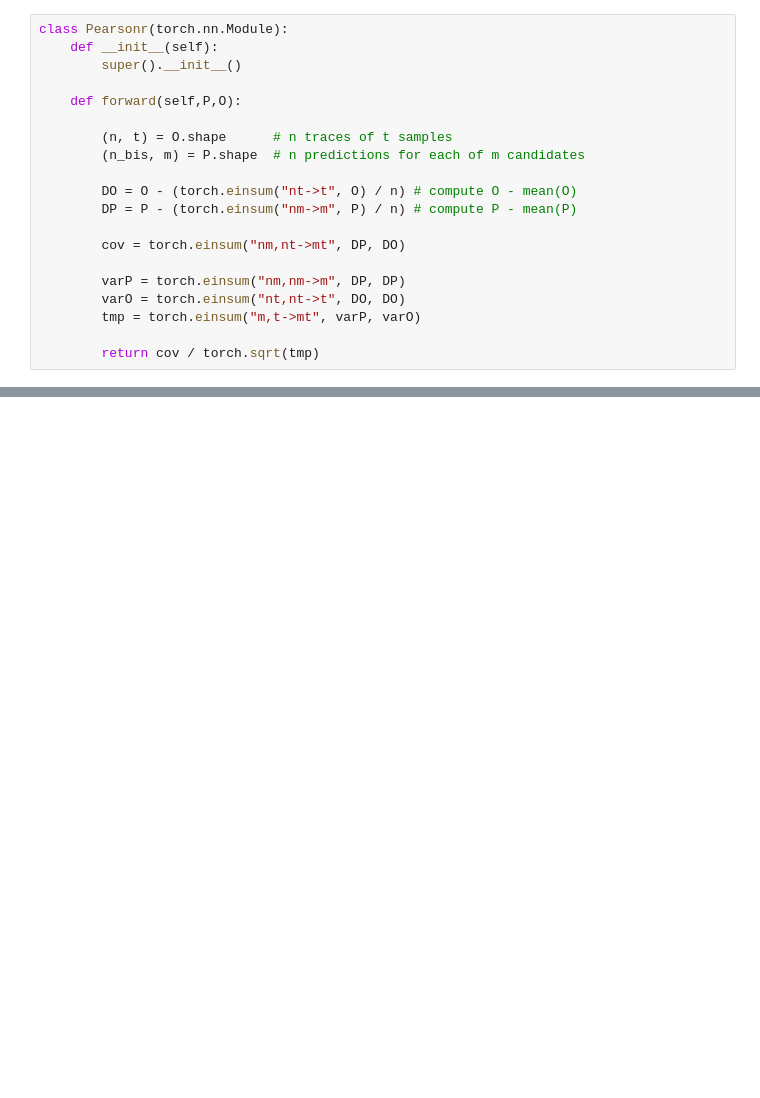
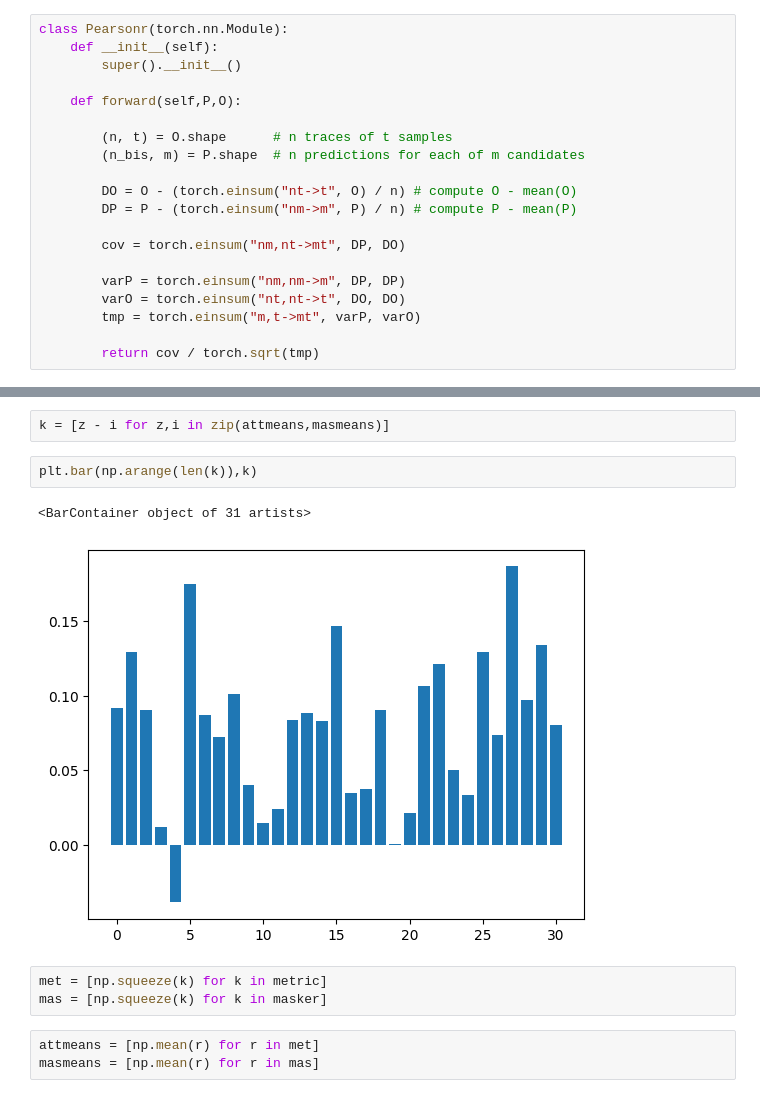
Before and after one commit to sofiboselli/MasterThesis, a Jupyter notebook: Python/Transformers/Erik.ipynb, the cells around one changed output, grey strips where cells are left out. Saved outputs shown, nothing was run; the diff lists cells and outputs as text; blank space fills up the shorter version.

```diff
--- a/Python/Transformers/Erik.ipynb
+++ b/Python/Transformers/Erik.ipynb
@@ -339,0 +428,13 @@ NameError: name 'lr_finder' is not defined
+# %%
+k = [z - i for z,i in zip(attmeans,masmeans)]
+# %%
+plt.bar(np.arange(len(k)),k)
+# %% [output]
+<BarContainer object of 31 artists>
+[figure, added]
+# %%
+met = [np.squeeze(k) for k in metric]
+mas = [np.squeeze(k) for k in masker]
+# %%
+attmeans = [np.mean(r) for r in met]
+masmeans = [np.mean(r) for r in mas]
```
Also changed, not shown: parts of 51 cells of this notebook, 6 other files.
